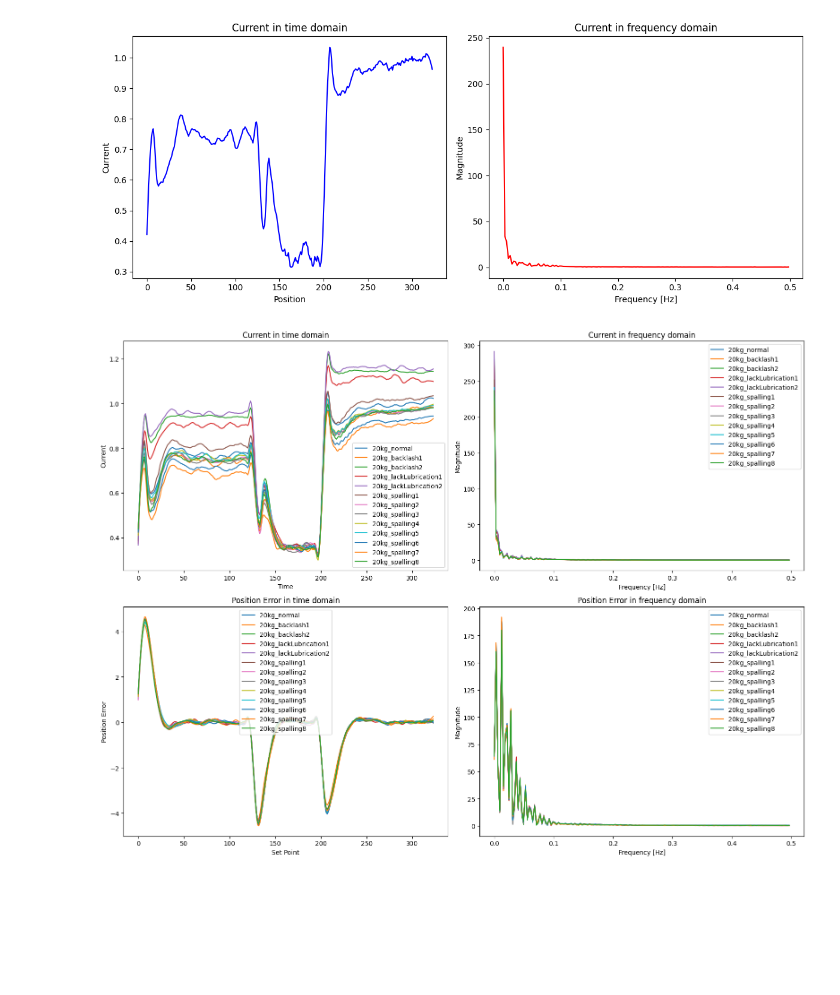
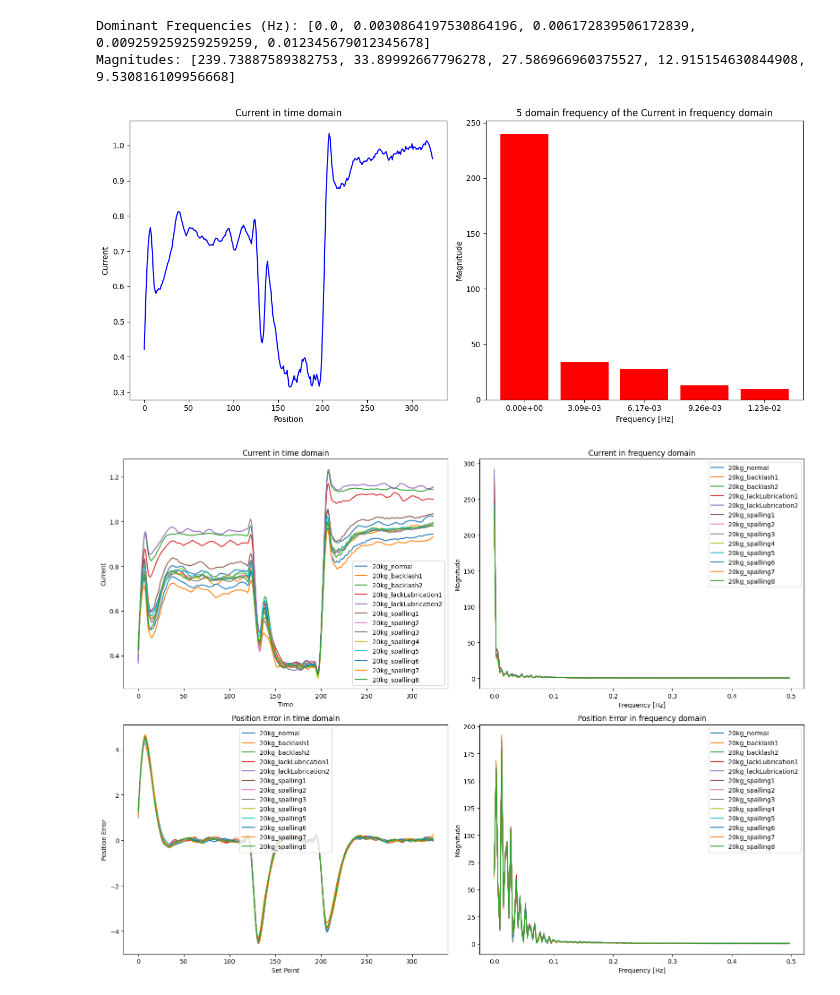
Before and after one commit to BlueAsuka/Rocket-RAG, a Jupyter notebook: notebooks/frequency_domain.ipynb, the cells around one changed output. Saved outputs shown, nothing was run; the diff lists cells and outputs as text; code cells hidden in the pictures; blank space fills up the shorter version.

```diff
--- a/notebooks/frequency_domain.ipynb
+++ b/notebooks/frequency_domain.ipynb
@@ -37,30 +37,43 @@ fft_freqs = np.fft.fftfreq(len(time_series))
 positive_freq_idx = np.where(fft_freqs >= 0)
 fft_values = fft_values[positive_freq_idx]
 fft_freq = fft_freqs[positive_freq_idx]
+# %%
+dominant_freq_num = 5
+dominant_freq_idx = np.argsort(np.abs(fft_values))[-dominant_freq_num:]
+dominant_freq = sorted(fft_freq[dominant_freq_idx])
+dominant_magn = sorted(np.abs(fft_values[dominant_freq_idx]), reverse=True)
+
+# Plot the time series and the frequency domain representation
+print("Dominant Frequencies (Hz):", dominant_freq)
+print("Magnitudes:", dominant_magn)
+# %% [output]
+Dominant Frequencies (Hz): [0.0, 0.0030864197530864196, 0.006172839506172839, 0.009259259259259259, 0.012345679012345678]
+Magnitudes: [239.73887589382753, 33.89992667796278, 27.586966960375527, 12.915154630844908, 9.530816109956668]
 # %%
-fig, (ax1, ax2) = plt.subplots(1, 2, figsize=(12, 5))
+fig, (ax1, ax2) = plt.subplots(1, 2, figsize=(13, 6))
 
 # Plot the first figure on the first subplot (ax1)
 ax1.plot(time_series, color='blue')
 ax1.set_title('Current in time domain')
 ax1.set_xlabel('Position')
 ax1.set_ylabel('Current')
 # ax1.legend()
 
 # Plot the second figure on the second subplot (ax2)
-ax2.plot(fft_freq, np.abs(fft_values), color='red')
-ax2.set_title('Current in frequency domain')
+doamin_freq_str = [f'{freq:.2e}' for freq in dominant_freq]
+ax2.bar(doamin_freq_str, dominant_magn, color='red')
+ax2.set_title(f'{dominant_freq_num} domain frequency of the Current in frequency domain')
 ax2.set_xlabel('Frequency [Hz]')
 ax2.set_ylabel('Magnitude')
 # ax2.legend()
 
 # Adjust the layout to prevent overlap
 plt.tight_layout()
 
 # Display the plots
 plt.show()
 # %% [output]
-[figure, old version]
+[figure, new version]
 # %%
 average_dict = {}
 for k, v in all_instances.items():
```
